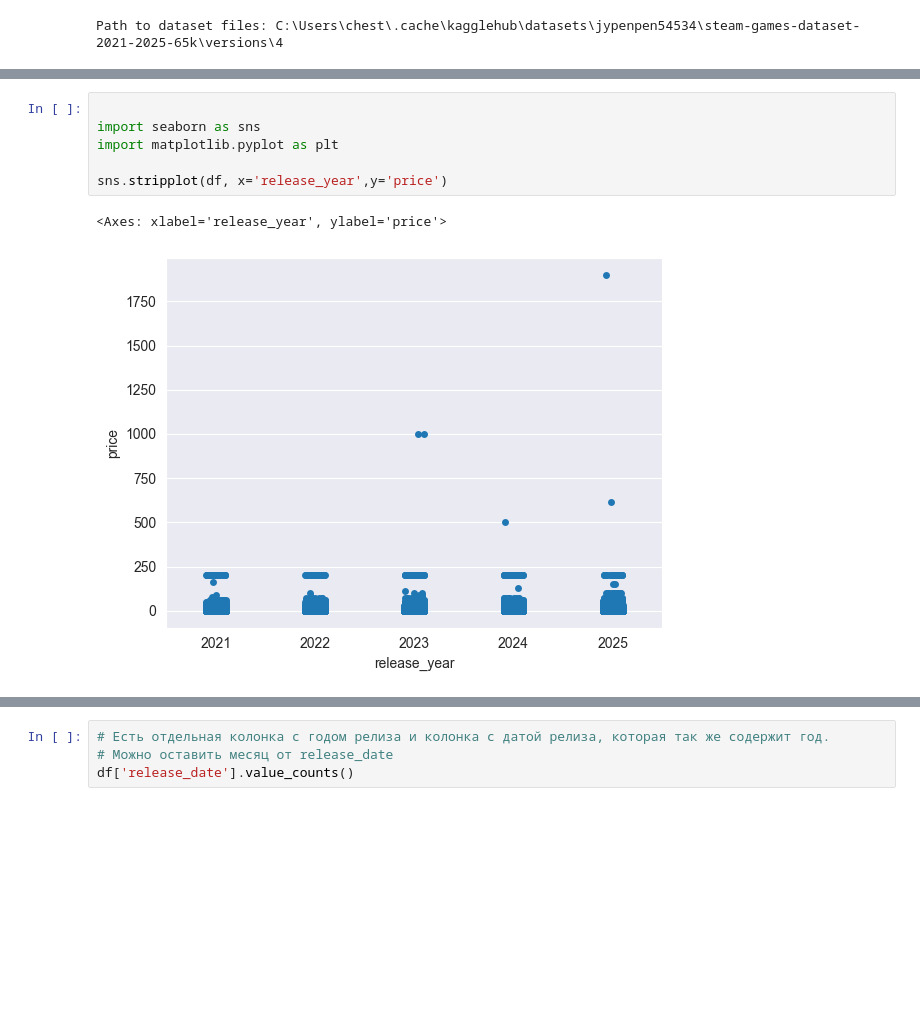
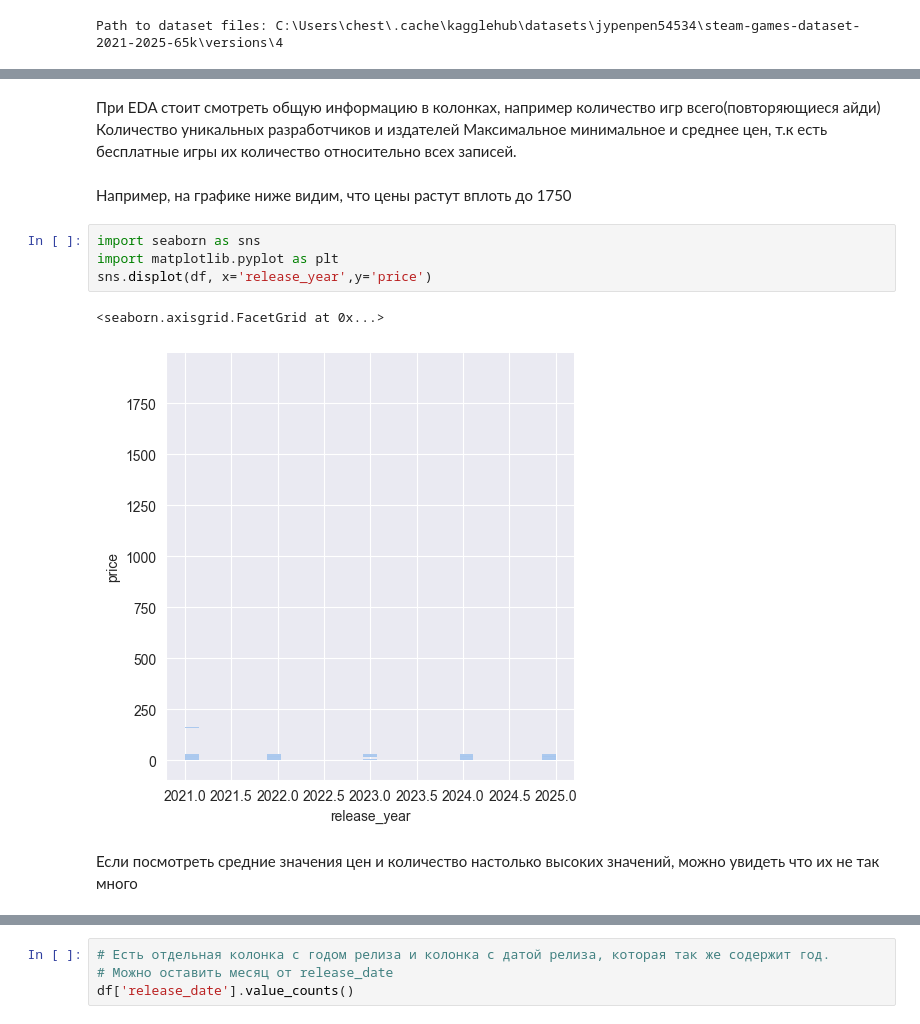
Before and after one commit to ekudrin/ml_examples, a Jupyter notebook: notebooks/steam_games.ipynb, the cells around one changed output, grey strips where cells are left out. Drawn from its saved outputs; the diff is of its cells as text; blank space fills up the shorter version.

```diff
--- a/notebooks/steam_games.ipynb
+++ b/notebooks/steam_games.ipynb
@@ -25,13 +22,19 @@ df.head(5)
 | 2 | 3216640 | The Beast and the Princess | 2025 | Jun 17, 2025 | Adventure;Indie;Strategy | Single-player;Steam Achievements;... | 12.99 | 0 | ... |
 | 3 | 2403620 | Air Twister | 2023 | Nov 10, 2023 | Action;Adventure;Indie | Single-player;Steam Achievements;... | 24.99 | 0 | ... |
 | 4 | 1538040 | Horde Slayer | 2021 | Mar 19, 2021 | Action;Adventure;Casual;Indie;RPG... | Single-player;Steam Achievements;... | 3.99 | 0 | ... |
+# %% [markdown]
+При EDA стоит смотреть общую информацию в колонках, например количество игр всего(повторяющиеся айди)
+Количество уникальных разработчиков и издателей
+Максимальное минимальное и среднее цен, т.к есть бесплатные игры их количество относительно всех записей.
+# %% [markdown]
+Например, на графике ниже видим, что цены растут вплоть до 1750
 # %%
-
 import seaborn as sns
 import matplotlib.pyplot as plt
-
-sns.stripplot(df, x='release_year',y='price')
+sns.displot(df, x='release_year',y='price')
 # %% [output]
-<Axes: xlabel='release_year', ylabel='price'>
+<seaborn.axisgrid.FacetGrid at 0x...>
-[figure, old version]
+[figure, new version]
+# %% [markdown]
+Если посмотреть средние значения цен и количество настолько высоких значений, можно увидеть что их не так много
 # %%
```
Also changed, not shown: parts of 23 cells of this notebook.
